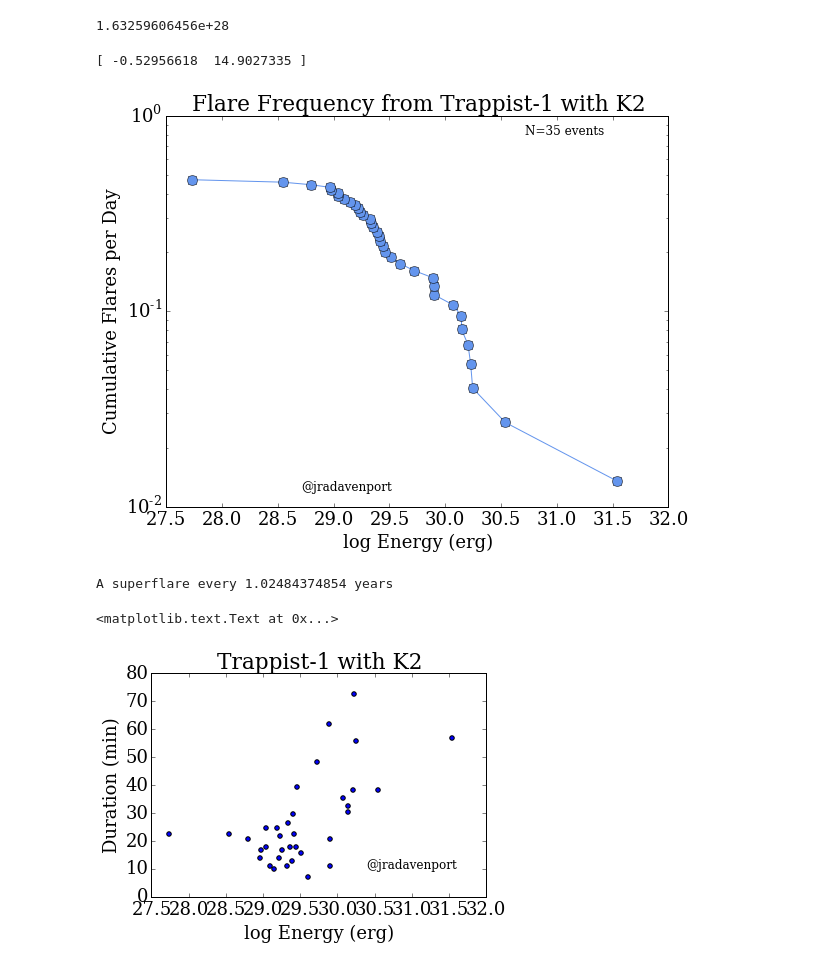
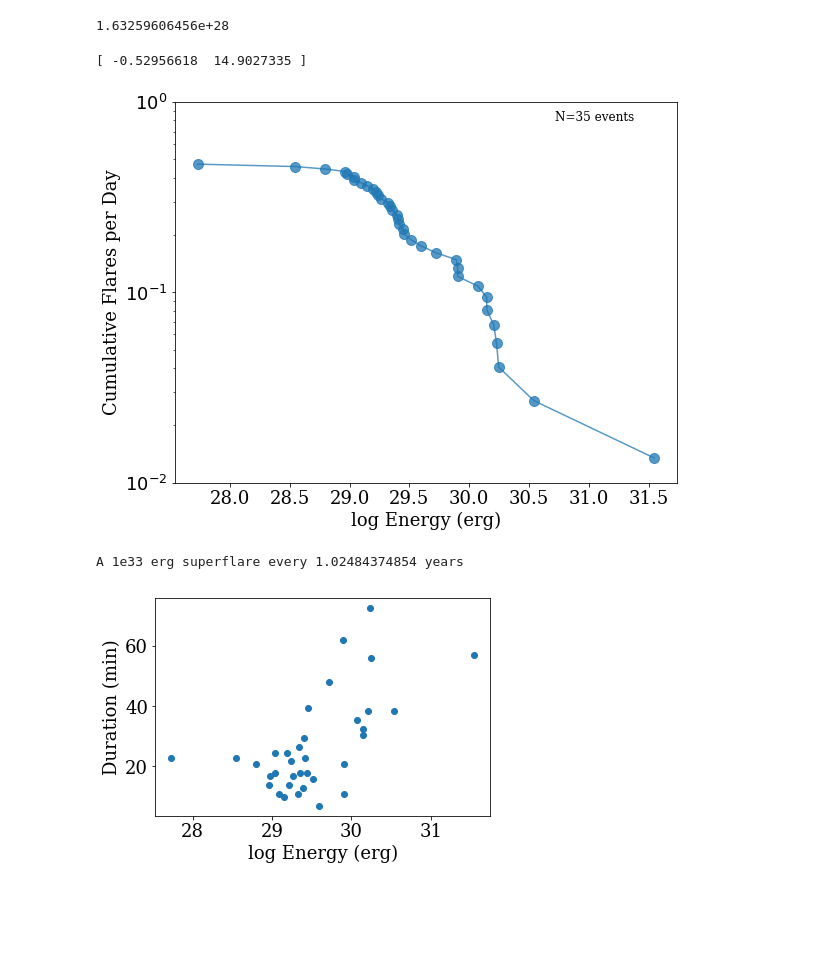
Before and after one commit to jradavenport/trappist-flares, a Jupyter notebook: explore.ipynb, the cells around one changed output. Cells and saved outputs as stored; diff of their text form; code cells hidden in the pictures; blank space fills up the shorter version.

```diff
--- a/explore.ipynb
+++ b/explore.ipynb
@@ -150,13 +160,23 @@ for k in range(1,len(fbeye)):
     xfl = np.where((t >= fbeye['t_start'].values[k]) & (t <= fbeye['t_stop'].values[k]))
 
     c1 = np.where((t <= fbeye['t_start'].values[k]-5.0/24./60.) & (t >= fbeye['t_start'].values[k]-0.1))
-    c2 = np.where((t >= fbeye['t_stop'].values[k]+10.0/24./60.) & (t <= fbeye['t_stop'].values[k]-0.1))
+    c2 = np.where((t >= fbeye['t_stop'].values[k]+10.0/24./60.) & (t <= fbeye['t_stop'].values[k]+0.1))
 
     slope = (np.median(flux[c1])-np.median(flux[c2]))/(np.median(t[c1])-np.median(t[c2]))
     inter = np.median(flux[c1]) - slope*np.median(t[c1])
     fit = [inter,slope]
 
     ED[k-1] = np.trapz(flux[xfl], t[xfl]*86400.)
+
+
+    plt.figure(figsize=(7,5))
+    plt.plot(t, flux)
+    plt.xlabel('Time (days)')
+    plt.ylabel('Relative Flux')
+    plt.ylim(np.min(flux[xfl]), np.max(flux[xfl]))
+    plt.xlim(np.min(t[xfl]), np.max(t[xfl]))
+    plt.savefig('flare_'+str(k)+'.png', dpi=150, bbox_inches='tight', pad_inches=0.25)
+    plt.close()
 # %% [markdown]
 The classic figure of merit for flare rates: the Flare Frequency Distribution (or FFD for short)
 
@@ -229,7 +249,7 @@ pp2 = np.poly1d(fit2)
 
 
 plt.figure(figsize=(9,7))
-plt.plot(ffd_x + np.log10(E_POINT), ffd_y, 'o-', c='cornflowerblue', markersize=10)
+plt.plot(ffd_x + np.log10(E_POINT), ffd_y, 'o-', markersize=10, alpha=0.75)
 
 # plt.plot(ffd_x + np.log10(E_POINT), 10.**pp2(ffd_x + np.log10(E_POINT)) )
 
@@ -238,26 +258,27 @@ plt.ylim(1e-2,1e0)
 plt.xlabel('log Energy (erg)')
 plt.ylabel('Cumulative Flares per Day')
 
-plt.title('Flare Frequency from Trappist-1 with K2')
-plt.text(0.5+ np.log10(E_POINT), 1.2e-2, '@jradavenport', fontsize=12)
+# plt.title('Flare Frequency from Trappist-1 with K2')
+# plt.text(0.5+ np.log10(E_POINT), 1.2e-2, '@jradavenport', fontsize=12)
 plt.text(2.5+ np.log10(E_POINT), 8e-1, 'N=35 events', fontsize=12)
 
-plt.savefig('trappist_flares.png')
+plt.savefig('trappist_flares.png', dpi=150, bbox_inches='tight', pad_inches=0.25)
 
 print(fit2)
 # %% [output]
 [ -0.52956618  14.9027335 ]
-[figure, old version]
+[figure, new version]
 # %%
-print('A superflare every ' + str(1. / (10.**pp2(33.) * 365.)) + ' years')
+print('A 1e33 erg superflare every ' + str(1. / (10.**pp2(33.) * 365.)) + ' years')
 # %% [output]
-A superflare every 1.02484374854 years
+A 1e33 erg superflare every 1.02484374854 years
 # %%
 plt.scatter(np.log10(ED*E_POINT) , (fbeye['t_stop'].values[1:] - fbeye['t_start'].values[1:])*24.*60.)
 plt.xlabel('log Energy (erg)')
 plt.ylabel('Duration (min)')
-plt.title('Trappist-1 with K2')
-plt.text(30.4, 10, '@jradavenport', fontsize=12)
+# plt.title('Trappist-1 with K2')
+# plt.xlim(27.4,32.1)
+# plt.text(30.4, 10, '@jradavenport', fontsize=12)
+plt.savefig('E_vs_Dur.png', dpi=150, bbox_inches='tight', pad_inches=0.25)
 # %% [output]
-<matplotlib.text.Text at 0x...>
-[figure, old version]
+[figure, new version]
```
Also changed, not shown: parts of 16 cells of this notebook, 1 other file.
